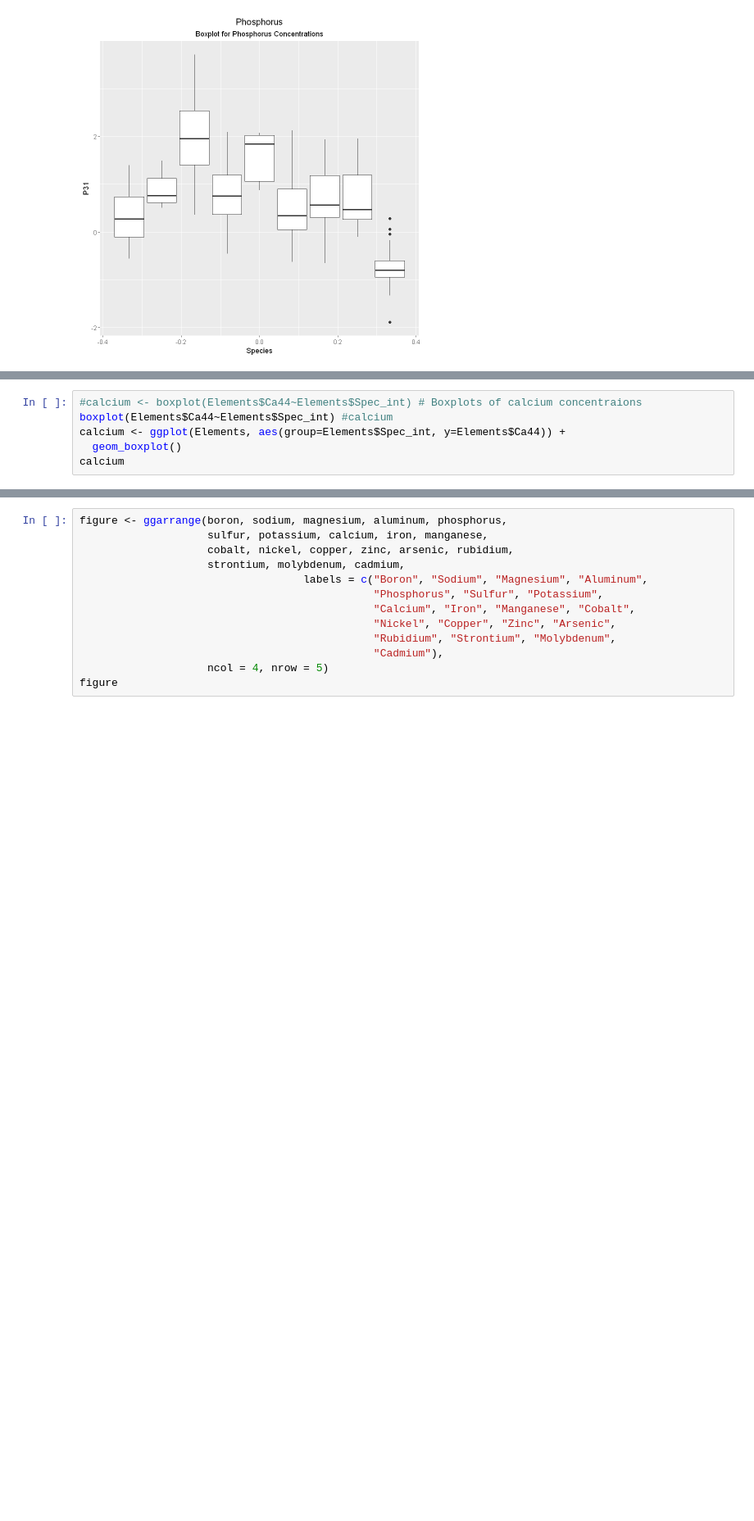
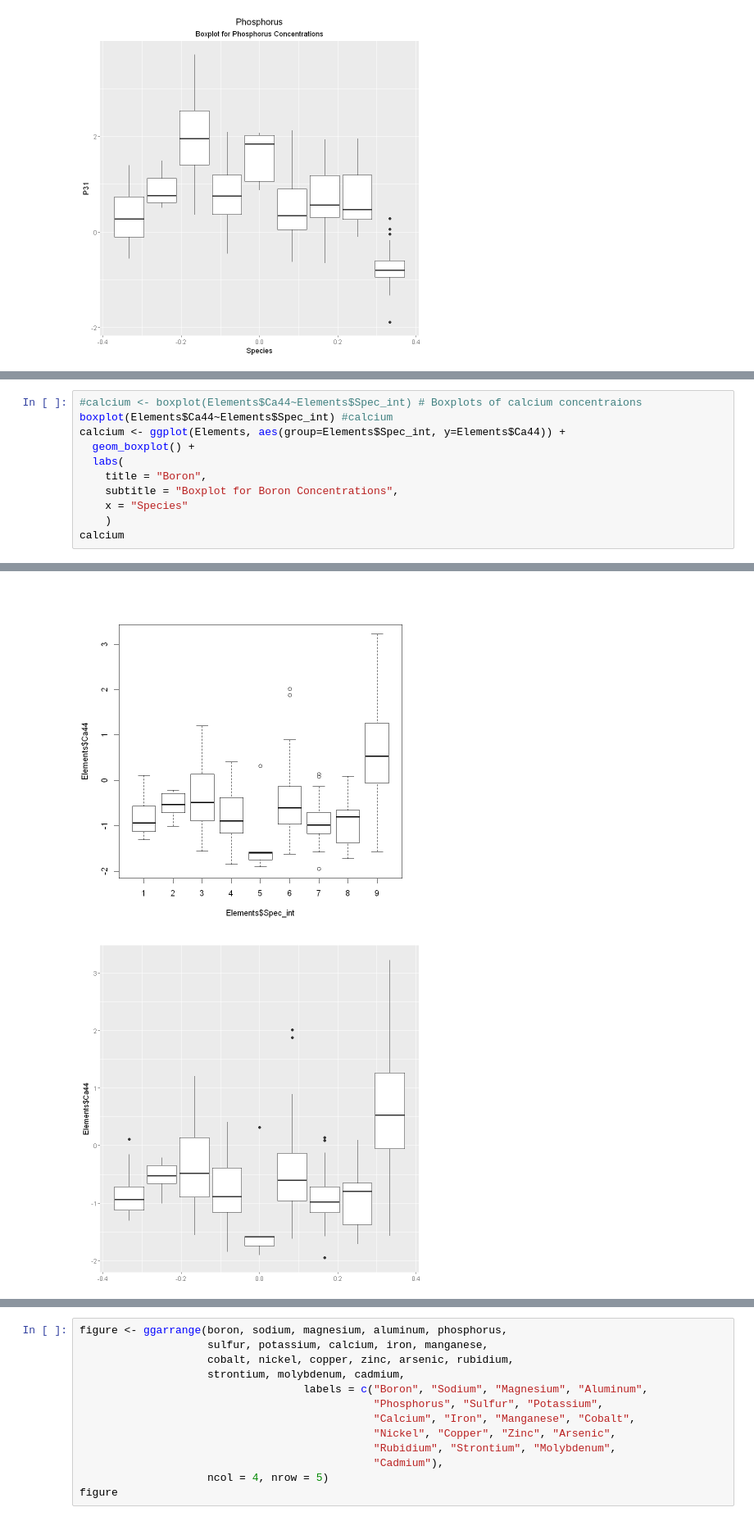
Before and after one commit to Kovacs-Lab/Aim-3, a Jupyter notebook: Ionomics/Boxplots.ipynb, the cells around one changed output, grey strips where cells are left out. Shown at 82% size. Cells and saved outputs as stored; diff of their text form; blank space fills up the shorter version.

```diff
--- a/Ionomics/Boxplots.ipynb
+++ b/Ionomics/Boxplots.ipynb
@@ -142,5 +156,11 @@ potassium
 #calcium <- boxplot(Elements$Ca44~Elements$Spec_int) # Boxplots of calcium concentraions
 boxplot(Elements$Ca44~Elements$Spec_int) #calcium
 calcium <- ggplot(Elements, aes(group=Elements$Spec_int, y=Elements$Ca44)) +
-  geom_boxplot()
+  geom_boxplot() +
+  labs(
+    title = "Boron",
+    subtitle = "Boxplot for Boron Concentrations",
+    x = "Species"
+    )
 calcium
+# %% [output]
@@ -147,3 +171,5 @@ calcium
+[figure, added]
+[figure, added]
 # %%
 #iron <- boxplot(Elements$Fe54~Elements$Spec_int) # Boxplots of iron concentraions
 boxplot(Elements$Fe54~Elements$Spec_int) #iron
```
Also changed, not shown: parts of 14 cells of this notebook.
